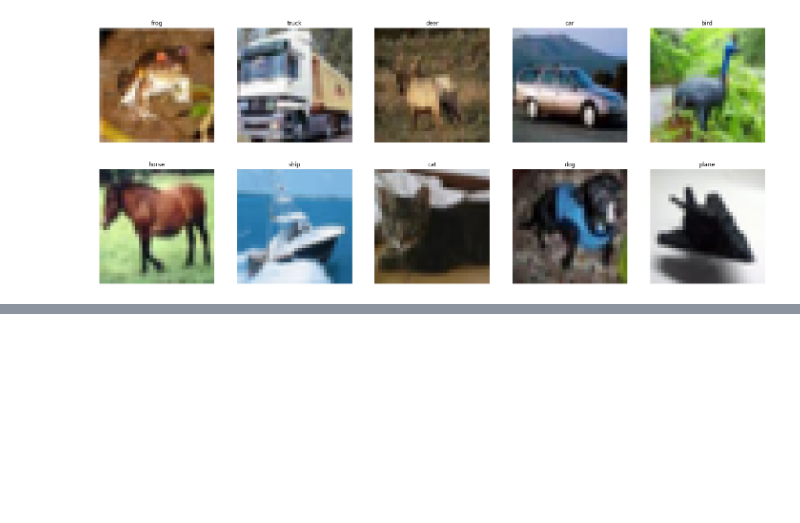
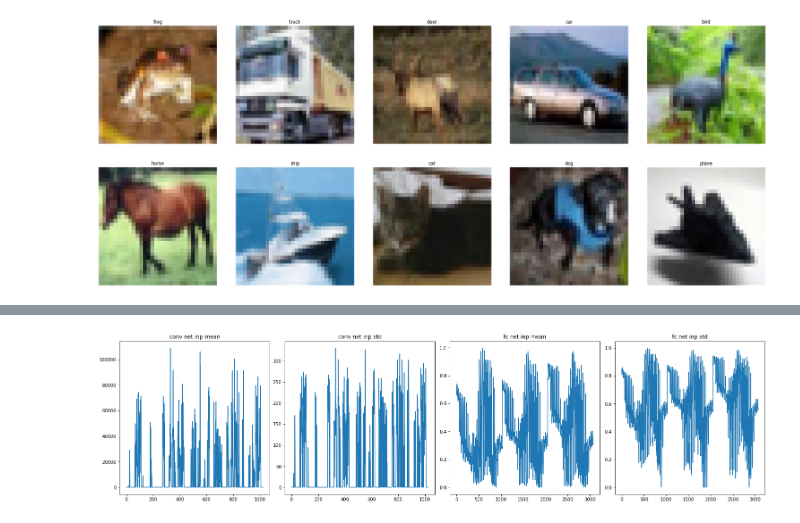
Before and after one commit to qiyangku/moment_neural_network, a Jupyter notebook: apps/cifar10/cifar10.ipynb, the cells around one changed output, grey strips where cells are left out. Saved outputs shown, nothing was run; the diff lists cells and outputs as text; code cells hidden in the pictures; blank space fills up the shorter version.

```diff
--- a/apps/cifar10/cifar10.ipynb
+++ b/apps/cifar10/cifar10.ipynb
@@ -99,9 +160,9 @@ def classic_predict(image, label,  mul_noise=1.0, add_noise=0.0):
     _, predicted = torch.max(output.data, 1)
     print("groud true: {:}".format(classes[label]), "## predict:", classes[predicted])
 # %%
-image, label = trainset[7]
+image, label = trainset[4]
 # x.view(-1, 64 * 4 * 4)
 classic_predict(image, label,
-                mul_noise=torch.rand(1, 64*4*4)*10000,
-                add_noise=0.0)
+                mul_noise=1.0,
+                add_noise=torch.rand(1, 64*4*4)*700000000)
 # %% [output]
@@ -115,0 +170,12 @@ torch.Size([1, 64, 5, 7])
+# %%
+def get_internal_state(image, label):
+    conv_inp = list()
+    def forward_hook(module, inp, out):
+        conv_inp.append(inp)
+    hook = classic.layer1.register_forward_hook(forward_hook)
+    classic_predict(image, label)
+    hook.remove()
+    return conv_inp
+# %%
+ans = get_internal_state(image, label)
+print(ans)
@@ -115,0 +188,25 @@ torch.Size([1, 64, 5, 7])
+# %%
+ncol = 4
+nrow = 1
+fig = plt.figure(figsize=(ncol*5, nrow*5))
+plt.subplots_adjust(left=0., bottom=0., right=1, top=0.95, wspace=0.1)
+ax = fig.add_subplot(nrow, ncol, 1)
+ax.plot(ans[0][0].view(-1).detach())
+ax.set_title("conv net inp mean")
+
+ax = fig.add_subplot(nrow, ncol, 2)
+ax.plot(ans[0][1].view(-1).detach())
+ax.set_title("conv net inp std")
+
+ax = fig.add_subplot(nrow, ncol, 3)
+ax.plot(image.view(-1))
+ax.set_title("fc net inp mean")
+
+ax = fig.add_subplot(nrow, ncol, 4)
+ax.plot(torch.sqrt(image.view(-1)))
+ax.set_title("fc net inp std")
+
+fig.savefig("{:}_inp.png".format(classes[label]))
+plt.show()
+# %% [output]
+[figure, added]
```
Also changed, not shown: parts of 8 cells of this notebook, 6 other files.
